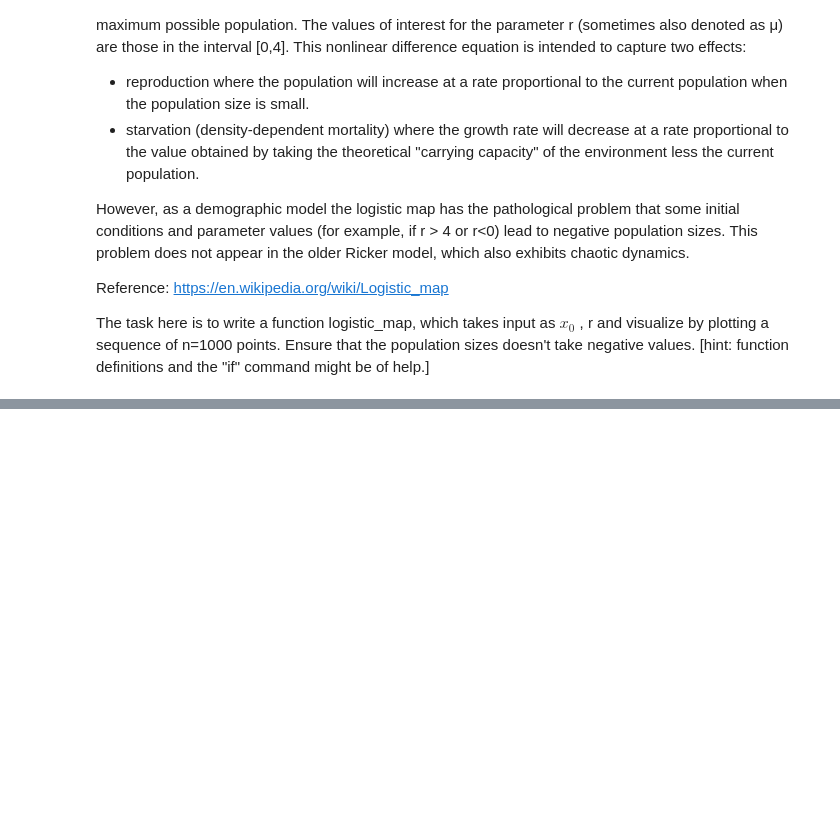
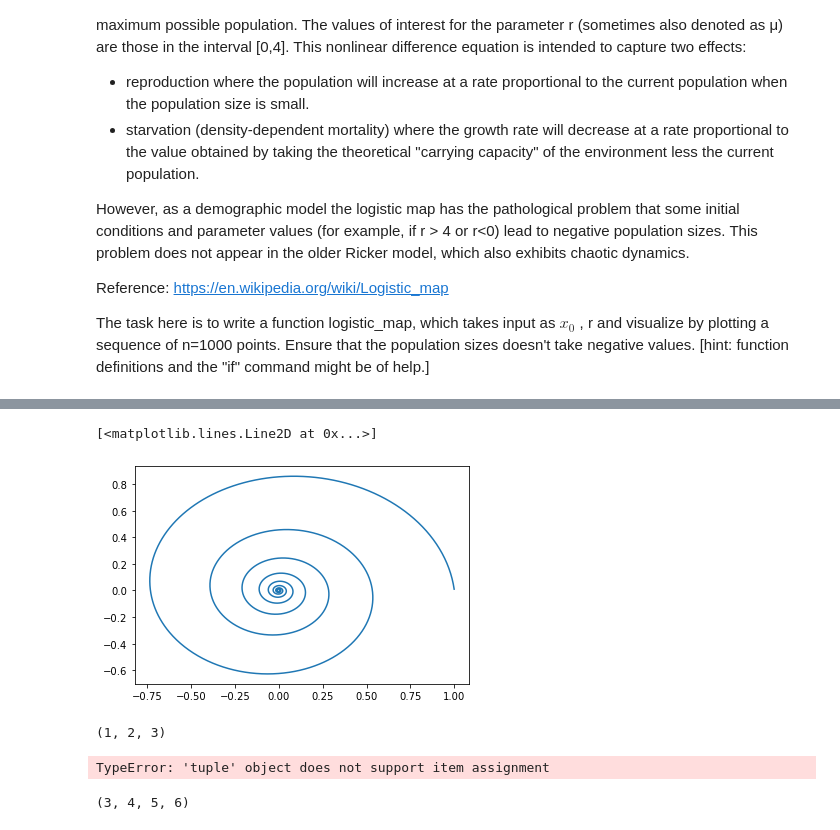
Before and after one commit to vinjanampathy/434_Aug2020, a Jupyter notebook: 2. Python-1.ipynb, the cells around one changed output, grey strips where cells are left out. Drawn from its saved outputs; the diff is of its cells as text; code cells hidden in the pictures; blank space fills up the shorter version.

```diff
--- a/2. Python-1.ipynb
+++ b/2. Python-1.ipynb
@@ -444,0 +453,19 @@ The task here is to write a function logistic_map, which takes input as $ x_{0}
+# %%
+import numpy as np
+
+def Update_Complex_Numbers(r=1,φ=0,Num=100):
+    κ=0.1
+    dt=0.01
+    Z=[0*1j]*Num
+    for i in range(Num):
+        r += -κ*r*dt
+        φ += dt
+        Z[i] = r*np.exp(1j*φ)
+    return Z
+# %%
+Z=Update_Complex_Numbers(1,0,5000)
+# %%
+plt.plot(np.real(Z),np.imag(Z))
+# %% [output]
+[<matplotlib.lines.Line2D at 0x...>]
+[figure, added]
@@ -444,0 +474,8 @@ The task here is to write a function logistic_map, which takes input as $ x_{0}
+# %%
+toops
+# %% [output]
+(1, 2, 3)
+# %%
+toops[0]=2
+# %% [output]
+TypeError: 'tuple' object does not support item assignment
@@ -444,0 +484,4 @@ The task here is to write a function logistic_map, which takes input as $ x_{0}
+# %%
+toops
+# %% [output]
+(3, 4, 5, 6)
```
Also changed, not shown: parts of 14 cells of this notebook, 3 other files.
